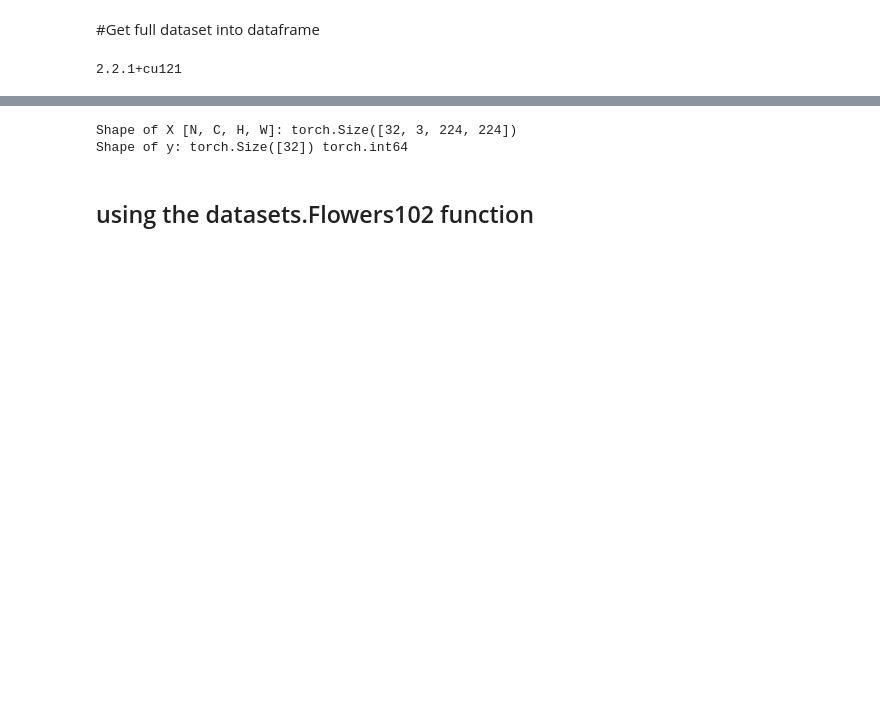
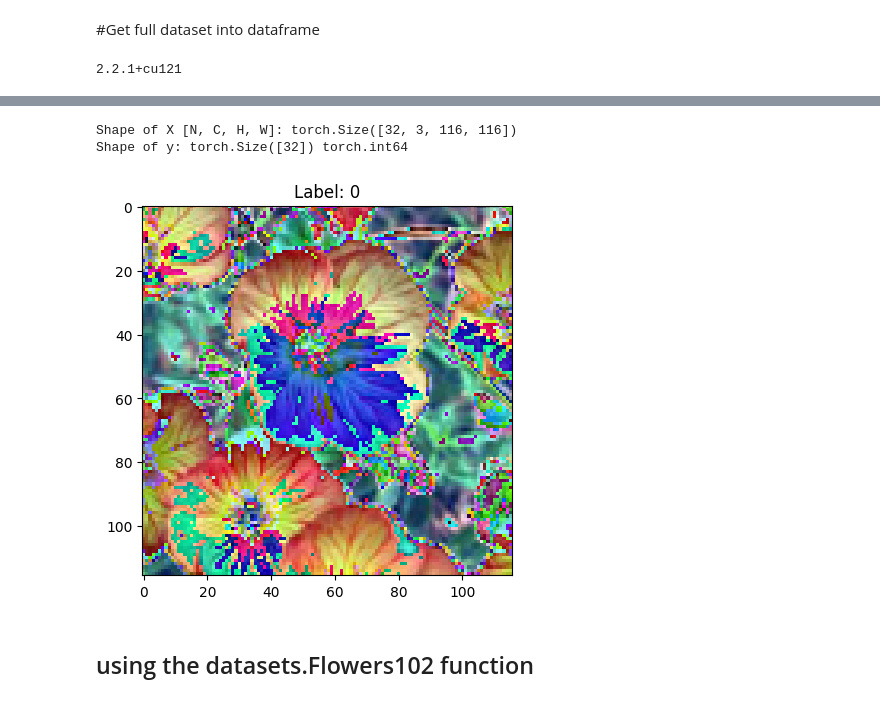
Before and after one commit to TsvetaIvanova/cnn-image-classification, a Jupyter notebook: 5_practical_IMLO.ipynb, the cells around one changed output, grey strips where cells are left out. Saved outputs shown, nothing was run; the diff lists cells and outputs as text; code cells hidden in the pictures; blank space fills up the shorter version.

Commit message:
testing model architecture and data variants

```diff
--- a/5_practical_IMLO.ipynb
+++ b/5_practical_IMLO.ipynb
@@ -29,35 +110,44 @@ print(torch.__version__)
 # %%
-train_transform = transforms.Compose([
-    transforms.Resize(256),
-    transforms.CenterCrop(224),
+data_transform = transforms.Compose([
+    transforms.Resize(128),
+    transforms.CenterCrop(116),
     transforms.ToTensor(),
     transforms.Normalize(mean=[0.485, 0.456, 0.406], std=[0.229, 0.224, 0.225]),
 ])
-
-validation_test_transform = transforms.Compose([
-    transforms.Resize(256),
-    transforms.CenterCrop(224),
-    transforms.ToTensor(),
-    transforms.Normalize(mean=[0.485, 0.456, 0.406], std=[0.229, 0.224, 0.225]),
-])
+# %%
+def show_image(dataset, index=0):
+    image, label = dataset[index]
+    image = transforms.ToPILImage()(image)
+    plt.imshow(image)
+    plt.title(f'Label: {label}')
+    plt.show()
+
+# show_image(train_set)
 # %%
 
-train_set = datasets.Flowers102(root='data', split='train', download=True, transform=train_transform)
-test_set = datasets.Flowers102(root='data', split='test', download=True, transform=validation_test_transform)
-batch_size = 64
+train_set = datasets.Flowers102(root='data', split='train', download=True, transform=data_transform)
+test_set = datasets.Flowers102(root='data', split='test', download=True, transform=data_transform)
+val_set = datasets.Flowers102(root='data', split='val', download=True, transform=data_transform)
+
 
 # create data loaders
 
-train_loader = DataLoader(dataset=train_set, batch_size=16, shuffle=True, num_workers=4)
+train_loader = DataLoader(dataset=train_set, batch_size=16, shuffle=True)
 test_loader = DataLoader(test_set, batch_size=32, shuffle=False)
+val_loader = DataLoader(dataset=val_set, batch_size=16, shuffle=False)
+
 
 for X, y in test_loader:
     print(f"Shape of X [N, C, H, W]: {X.shape}")
     print(f"Shape of y: {y.shape} {y.dtype}")
     break
 # %% [output]
-Shape of X [N, C, H, W]: torch.Size([32, 3, 224, 224])
+Shape of X [N, C, H, W]: torch.Size([32, 3, 116, 116])
 Shape of y: torch.Size([32]) torch.int64
+# %%
+show_image(train_set)
+# %% [output]
+[figure, added]
 # %% [markdown]
 ## using the datasets.Flowers102 function
 # %% [markdown]
```
Also changed, not shown: parts of 16 cells of this notebook.
